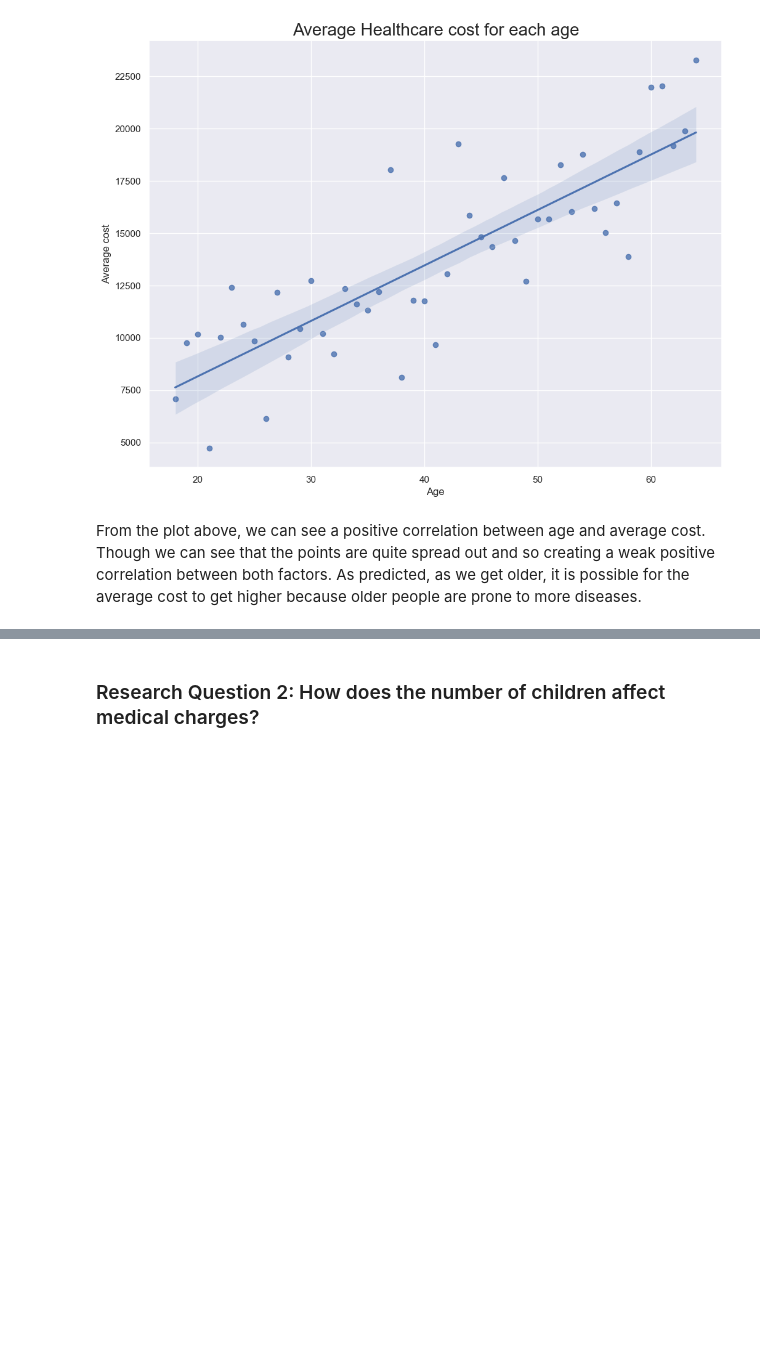
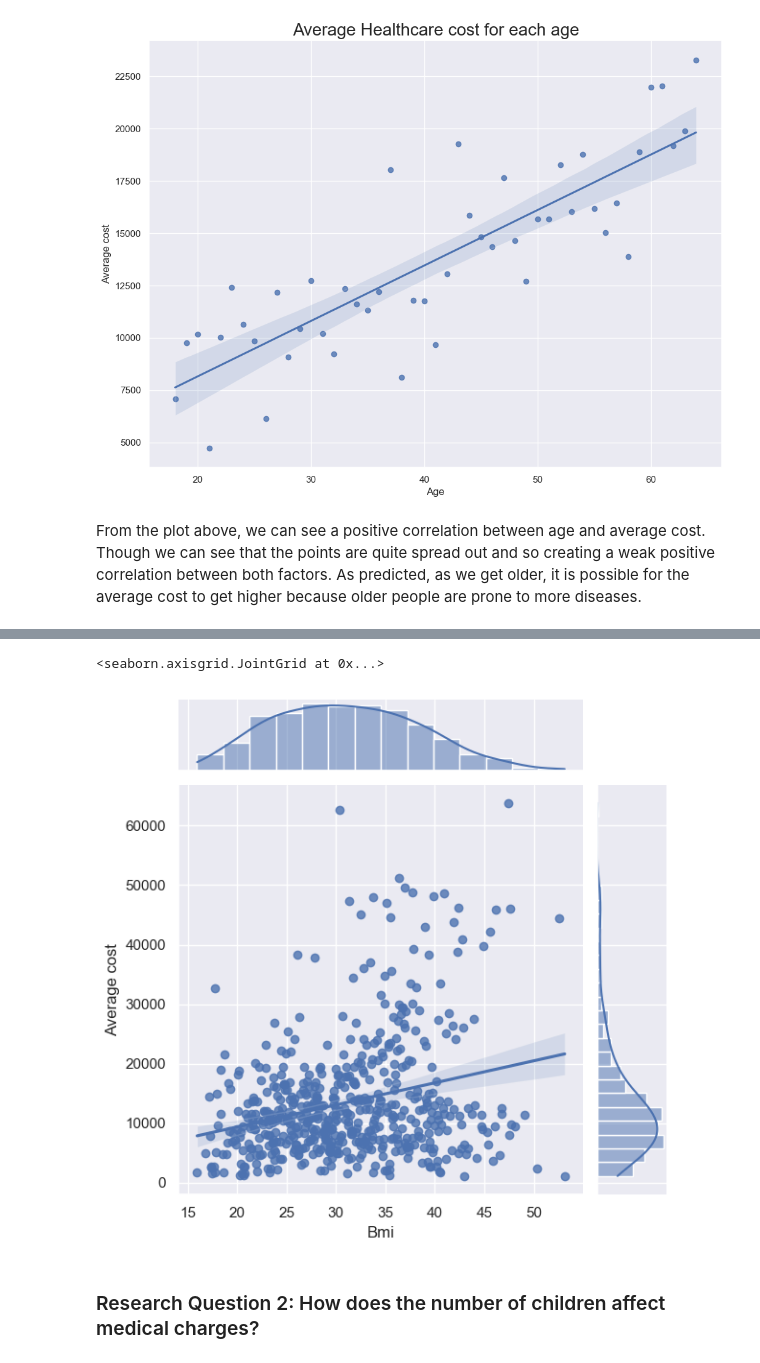
Before and after one commit to ubco-W2022T2-data301/project-group-group08, a Jupyter notebook: analysis/analysis1.ipynb, the cells around one changed output, grey strips where cells are left out. Cells and saved outputs as stored; diff of their text form; code cells hidden in the pictures; blank space fills up the shorter version.

```diff
--- a/analysis/analysis1.ipynb
+++ b/analysis/analysis1.ipynb
@@ -59,0 +78,9 @@ From the plot above, we can see a positive correlation between age and average c
+# %%
+costbmidf = project_functions1.load_and_process_agebmi("../data/raw/medical_expense.csv")
+costbmidf = project_functions1.clean_and_wrangle_bmi(costbmidf)
+# %%
+sns.set(rc={'figure.figsize':(12,9)})
+sns.jointplot(x='Bmi', y='Average cost', data=costbmidf, kind='reg')
+# %% [output]
+<seaborn.axisgrid.JointGrid at 0x...>
+[figure, added]
```
Also changed, not shown: parts of 12 cells of this notebook, 1 other file.
